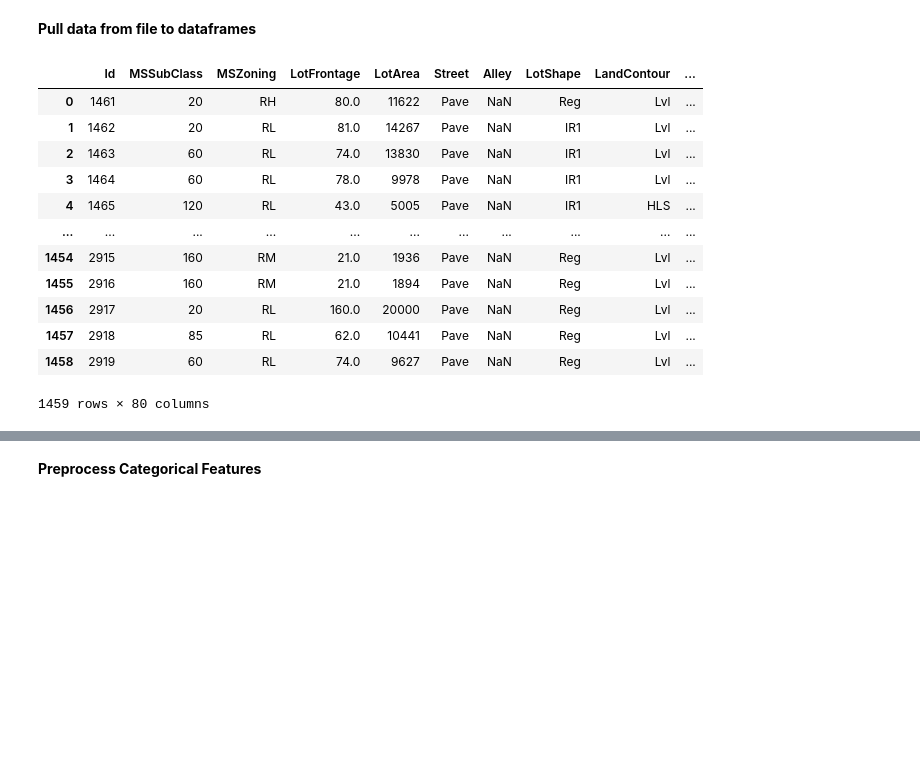
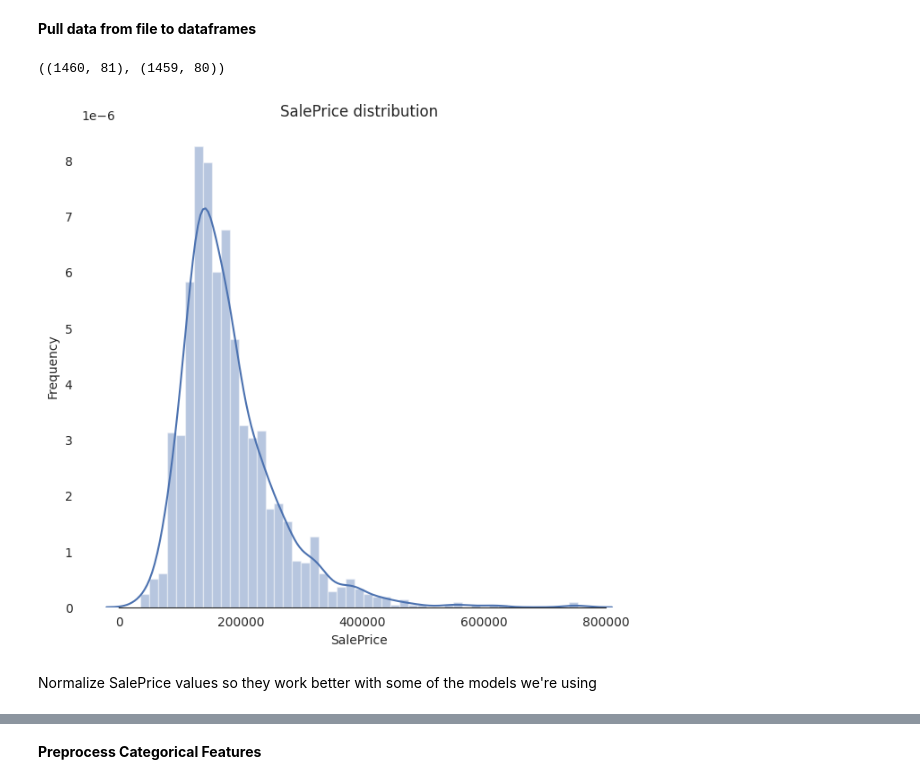
Before and after one commit to KatelinVincent/ML_final_project, a Jupyter notebook: Report.ipynb, the cells around one changed output, grey strips where cells are left out. Drawn from its saved outputs; the diff is of its cells as text; code cells hidden in the pictures; blank space fills up the shorter version.

```diff
--- a/Report.ipynb
+++ b/Report.ipynb
@@ -7,20 +41,28 @@ import numpy as np
 train_path = 'Data/train.csv'
 test_path = 'Data/test.csv'
 
-df_train = pd.read_csv(train_path)
-df_test = pd.read_csv(test_path)
-df_test
+train = pd.read_csv(train_path)
+test = pd.read_csv(test_path)
+
+train.shape, test.shape
 # %% [output]
-|  | Id | MSSubClass | MSZoning | LotFrontage | LotArea | Street | Alley | LotShape | LandContour | ... |
-| 0 | 1461 | 20 | RH | 80.0 | 11622 | Pave | NaN | Reg | Lvl | ... |
-| 1 | 1462 | 20 | RL | 81.0 | 14267 | Pave | NaN | IR1 | Lvl | ... |
-| 2 | 1463 | 60 | RL | 74.0 | 13830 | Pave | NaN | IR1 | Lvl | ... |
-| 3 | 1464 | 60 | RL | 78.0 | 9978 | Pave | NaN | IR1 | Lvl | ... |
-| 4 | 1465 | 120 | RL | 43.0 | 5005 | Pave | NaN | IR1 | HLS | ... |
-| ... | ... | ... | ... | ... | ... | ... | ... | ... | ... | ... |
-| 1454 | 2915 | 160 | RM | 21.0 | 1936 | Pave | NaN | Reg | Lvl | ... |
-| 1455 | 2916 | 160 | RM | 21.0 | 1894 | Pave | NaN | Reg | Lvl | ... |
-| 1456 | 2917 | 20 | RL | 160.0 | 20000 | Pave | NaN | Reg | Lvl | ... |
-| 1457 | 2918 | 85 | RL | 62.0 | 10441 | Pave | NaN | Reg | Lvl | ... |
-| 1458 | 2919 | 60 | RL | 74.0 | 9627 | Pave | NaN | Reg | Lvl | ... |
-1459 rows × 80 columns
+((1460, 81), (1459, 80))
+# %%
+import seaborn as sns
+import matplotlib.pyplot as plt
+
+sns.set_style("white")
+sns.set_color_codes(palette='deep')
+f, ax = plt.subplots(figsize=(8, 7))
+#Check the new distribution
+sns.distplot(train['SalePrice'], color="b");
+ax.xaxis.grid(False)
+ax.set(ylabel="Frequency")
+ax.set(xlabel="SalePrice")
+ax.set(title="SalePrice distribution")
+sns.despine(trim=True, left=True)
+plt.show()
+# %% [output]
+[figure, added]
+# %% [markdown]
+Normalize SalePrice values so they work better with some of the models we're using
```
Also changed, not shown: parts of 24 cells of this notebook.
